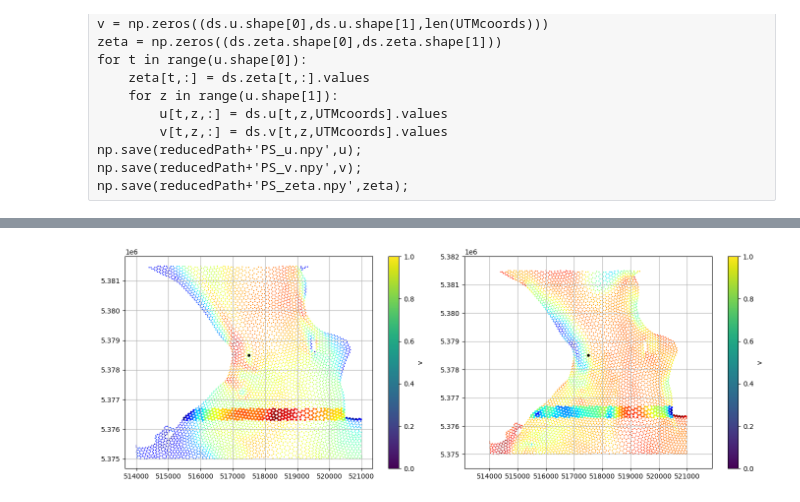
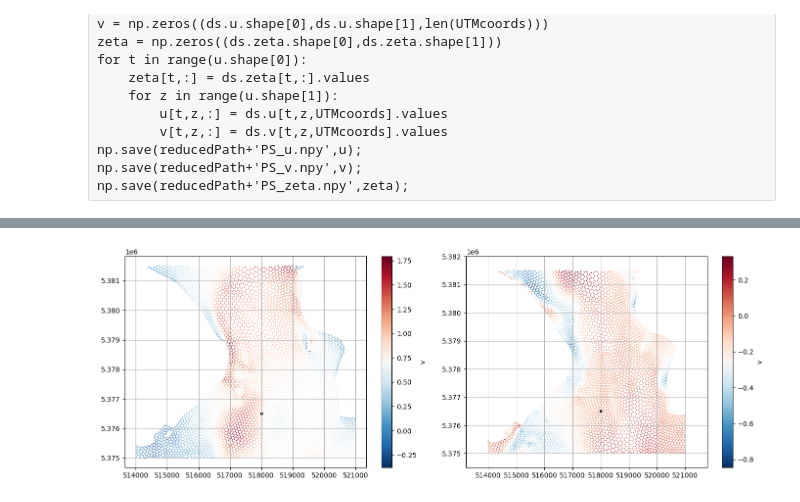
Before and after one commit to kynema/estuary_hfm_mmsei, a Jupyter notebook: tools/FVCOM-dataExtraction/FVCOM-dataExtraction.ipynb, the cells around one changed output, grey strips where cells are left out. Saved outputs shown, nothing was run; the diff lists cells and outputs as text; code cells hidden in the pictures.

Commit message:
Updates to properly create boundary data.

```diff
--- a/tools/FVCOM-dataExtraction/FVCOM-dataExtraction.ipynb
+++ b/tools/FVCOM-dataExtraction/FVCOM-dataExtraction.ipynb
@@ -155,3 +209,17 @@ zeta_node = np.load(reducedPath+'PS_zeta.npy');  # water surface elevation at no
 zeta = np.zeros((len(time),len(xBathymetry)))              # water surface elevation at cell centers.
 for t in range(zeta.shape[0]):
     zeta[t,:] = np.mean(zeta_node[t,nv])
+
+
+# Find indices of bounding times to write boundary data for.
+timeIndex = [0, 0]
+timeIndex[0] = np.argmin(np.abs(time - boundaryDataTimeRange[0]))
+timeIndex[1] = np.argmin(np.abs(time - boundaryDataTimeRange[1]))
+
+
+# Print summary.
+print('             min                 max')
+print('xBathymetry:',np.min(xBathymetry),np.max(xBathymetry),'m')
+print('yBathymetry:',np.min(yBathymetry),np.max(yBathymetry),'m')
+print('hBathymetry:',np.min(hBathymetry),np.max(hBathymetry),'m')
+print('time:',np.min(time),np.max(time),'days since November 17, 1858 at midnight')
@@ -566,57 +497,101 @@ Unused ParmParse Variables:
 # Plot some of the data.  Choose the field, the time, and the sigma level.
 
 field0 = v
-t0 = 0
+t0 = timeIndex[0]
 sig0 = 1
 
 field1 = v
-t1 = 10
+t1 = timeIndex[1]
 sig1 = 1
+
 
 if len(field0.shape) == 3:
     color0 = field0[t0,sig0,:]
-    colorin0 = field0[t0,sig0,iin]
 elif len(field0.shape) == 2:
     if field0.shape[0] == time0.shape[0]:
         color0 = field0[t0,:]
-        colorin0 = field0[t0,iin]
     else:
         color0 = field[sig0,:]
-        colorin0 = field[sig0,iin]
+        #colorin0 = field[sig0,iin]
 elif len(field.shape) == 1:
     color0 = field0
-    colorin0 = field0[iin]
 
 if len(field1.shape) == 3:
     color1 = field1[t1,sig1,:]
-    colorin1 = field1[t1,sig1,iin]
+    #colorin1 = field1[t1,sig1,iin]
 elif len(field1.shape) == 2:
     if field1.shape[0] == time1.shape[0]:
         color1 = field1[t1,:]
-        colorin1 = field1[t1,iin]
     else:
         color1 = field[sig1,:]
-        colorin1 = field[sig1,iin]
+        #colorin1 = field[sig1,iin]
 elif len(field.shape) == 1:
     color1 = field1
-    colorin1 = field1[iin]
 
 
 
 fig,axs = plt.subplots(1,2,figsize=(14,5))
 
-scat0 = axs[0].scatter(x,y,c=color0,cmap='jet',s=0.5)
-scat0 = axs[0].scatter(x[iin],y[iin],c=colorin0,cmap='jet',s=4)
-scat0 = axs[0].scatter(deploymentLocation[0],deploymentLocation[1],c='black',s=10)
+scat0 = axs[0].scatter(xBathymetry,yBathymetry,c=color0,cmap='RdBu_r',s=0.5)
+axs[0].scatter(deploymentLocation[0],deploymentLocation[1],c='black',s=10)
 plt.axis('equal')
 plt.colorbar(scat0,label='v')
 
-scat1 = axs[1].scatter(x,y,c=color1,cmap='jet',s=0.5)
-scat1 = axs[1].scatter(x[iin],y[iin],c=colorin1,cmap='jet',s=4)
-scat1 = axs[1].scatter(deploymentLocation[0],deploymentLocation[1],c='black',s=10)
+scat1 = axs[1].scatter(xBathymetry,yBathymetry,c=color1,cmap='RdBu_r',s=0.5)
+axs[1].scatter(deploymentLocation[0],deploymentLocation[1],c='black',s=10)
 plt.axis('equal')
 plt.colorbar(scat1,label='v')
 
 plt.show()
+
+
+
+
+xBathymetryI = np.zeros((siglay.shape[0],len(xBathymetry)))
+yBathymetryI = np.zeros((siglay.shape[0],len(xBathymetry)))
+zBathymetryI = np.zeros((siglay.shape[0],len(xBathymetry)))
+for i in range(siglay.shape[0]):
+    xBathymetryI[i,:] = xBathymetry
+    yBathymetryI[i,:] = yBathymetry
+    zBathymetryI[i,:] = hBathymetry - (zeta[t1,:] - hBathymetry)*siglay[i,:]
+
+interpolator_vN = NearestNDInterpolator(list(zip(xBathymetryI.flatten(),
+                                                 yBathymetryI.flatten(),
+                                                 zBathymetryI.flatten())),
+                                        v[t1,:,:].flatten())
+interpolator_vL =  LinearNDInterpolator(list(zip(xBathymetryI.flatten(),
+                                                 yBathymetryI.flatten(),
+                                                 zBathymetryI.flatten())),
+                                        v[t1,:,:].flatten())
+interpolator_h = LinearNDInterpolator(list(zip(x,y)),h)
+
+
+
+
+xI_ = np.linspace(xyzLoUTM[0],xyzHiUTM[0],1280)
+zI_ = np.linspace(xyzLoUTM[2],xyzHiUTM[2],896)
+yI_ = xyzLoUTM[1]*np.ones(xI_.shape)
+xI,zI = np.meshgrid(xI_,zI_)
+yI = xyzLoUTM[1]*np.ones(xI.shape)
+
+vNI = interpolator_vN(xI,yI,zI)
+vLI = interpolator_vL(xI,yI,zI)
+hI_ = interpolator_h(xI_,yI_)
+
+plt.figure(10,figsize=(20,4))
+plt.pcolor(xI,zI,vNI,cmap='RdBu_r',vmin=-1.0,vmax=1.0)
+plt.colorbar()
+plt.plot(xI_,hI_,'k-')
+plt.ylim(-150,100)
+plt.xlabel('x-UTM (m)')
+plt.ylabel('z (m)')
+
+plt.figure(11,figsize=(20,4))
+plt.pcolor(xI,zI,vLI,cmap='RdBu_r',vmin=-1.0,vmax=1.0)
+plt.colorbar()
+plt.plot(xI_,hI_,'k-')
+plt.ylim(-150,100)
+plt.xlabel('x-UTM (m)')
+plt.ylabel('z (m)')
 # %% [output]
-[figure, old version]
+[figure, new version]
```
Also changed, not shown: parts of 23 cells of this notebook, 2 other files.
